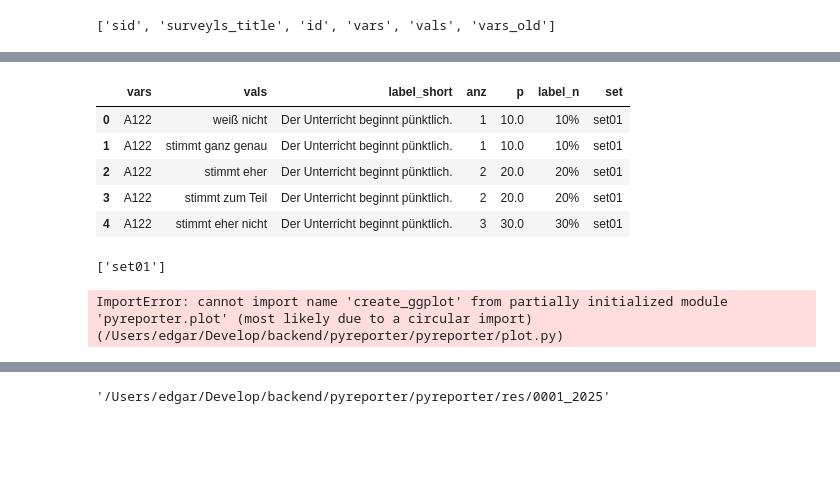
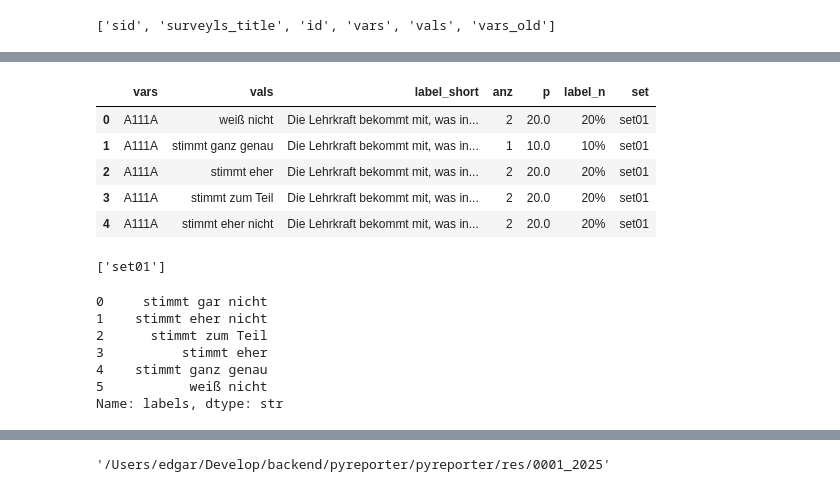
Before and after one commit to edgar-treischl/pyreporter, a Jupyter notebook: pyreporter/run.ipynb, the cells around one changed output, grey strips where cells are left out. Saved outputs shown, nothing was run; the diff lists cells and outputs as text; code cells hidden in the pictures; blank space fills up the shorter version.

Commit message:
export all plots works

```diff
--- a/pyreporter/run.ipynb
+++ b/pyreporter/run.ipynb
@@ -141,18 +141,18 @@ Length: 86, dtype: str
 # %%
 plotdf = get_plotdata(
     data = realdf,
     report_name = "rpt_sus_p1",
-    plot_name = "A12",
+    plot_name = "A11",
     audience = audience)
 
 plotdf.head()
 # %% [output]
 |  | vars | vals | label_short | anz | p | label_n | set |
-| 0 | A122 | weiß nicht | Der Unterricht beginnt pünktlich. | 1 | 10.0 | 10% | set01 |
-| 1 | A122 | stimmt ganz genau | Der Unterricht beginnt pünktlich. | 1 | 10.0 | 10% | set01 |
-| 2 | A122 | stimmt eher | Der Unterricht beginnt pünktlich. | 2 | 20.0 | 20% | set01 |
-| 3 | A122 | stimmt zum Teil | Der Unterricht beginnt pünktlich. | 2 | 20.0 | 20% | set01 |
-| 4 | A122 | stimmt eher nicht | Der Unterricht beginnt pünktlich. | 3 | 30.0 | 30% | set01 |
+| 0 | A111A | weiß nicht | Die Lehrkraft bekommt mit, was in... | 2 | 20.0 | 20% | set01 |
+| 1 | A111A | stimmt ganz genau | Die Lehrkraft bekommt mit, was in... | 1 | 10.0 | 10% | set01 |
+| 2 | A111A | stimmt eher | Die Lehrkraft bekommt mit, was in... | 2 | 20.0 | 20% | set01 |
+| 3 | A111A | stimmt zum Teil | Die Lehrkraft bekommt mit, was in... | 2 | 20.0 | 20% | set01 |
+| 4 | A111A | stimmt eher nicht | Die Lehrkraft bekommt mit, was in... | 2 | 20.0 | 20% | set01 |
 # %%
 tmp_set = (
     plotdf
@@ -170,6 +170,7 @@ print(tmp_set)
 from pyreporter.plot import create_ggplot
 
 tmp_set = tmp_set[0]
+
 
 tmp_item_labels = (
     meta_sets
@@ -180,9 +181,11 @@ tmp_item_labels = (
 
 
 tmp_item_labels.labels
-plotdf
-
-plot = create_ggplot(plotdf, ubb=False, labels=tmp_item_labels)
-plot.show()
 # %% [output]
-ImportError: cannot import name 'create_ggplot' from partially initialized module 'pyreporter.plot' (most likely due to a circular import) (/Users/edgar/Develop/backend/pyreporter/pyreporter/plot.py)
+0     stimmt gar nicht
+1    stimmt eher nicht
+2      stimmt zum Teil
+3          stimmt eher
+4    stimmt ganz genau
+5           weiß nicht
+Name: labels, dtype: str
```
Also changed, not shown: parts of 5 cells of this notebook, 2 other files.
